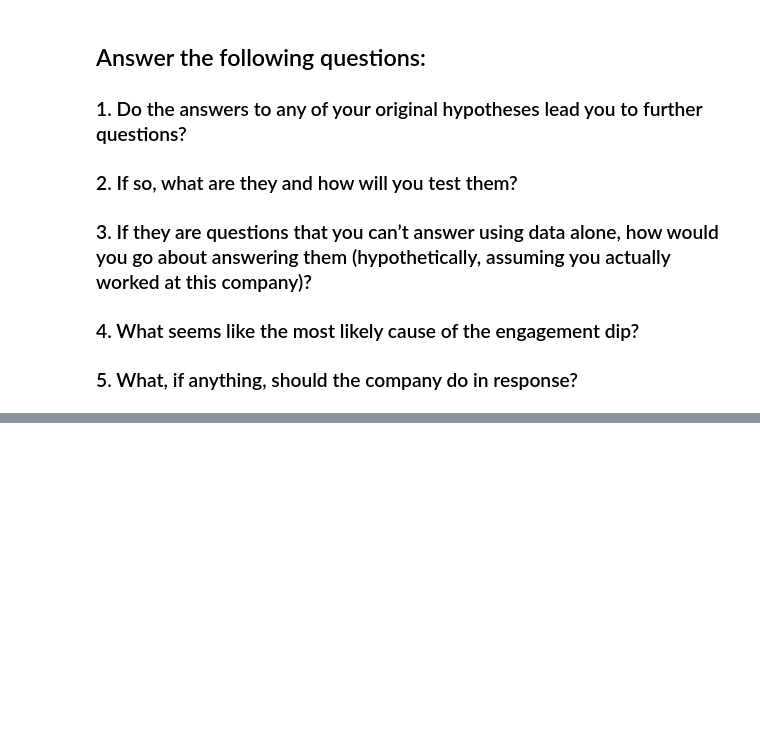
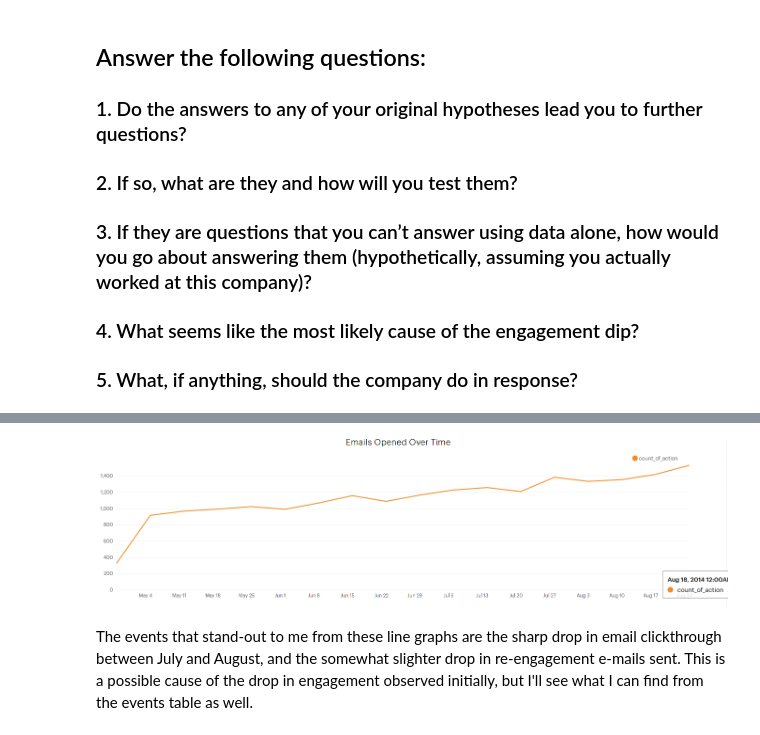
Before and after one commit to MPhillips55/SQL-notes, a Jupyter notebook: Yammer Case Study - SQL.ipynb, the cells around one changed output, grey strips where cells are left out. Cells and saved outputs as stored; diff of their text form; code cells hidden in the pictures; blank space fills up the shorter version.

```diff
--- a/Yammer Case Study - SQL.ipynb
+++ b/Yammer Case Study - SQL.ipynb
@@ -50,0 +134,6 @@ Image("capture7.png")
+# %%
+Image("capture11.png")
+# %% [output]
+[figure, added]
+# %% [markdown]
+The events that stand-out to me from these line graphs are the sharp drop in email clickthrough between July and August, and the somewhat slighter drop in re-engagement e-mails sent. This is a possible cause of the drop in engagement observed initially, but I'll see what I can find from the events table as well.
```
Also changed, not shown: parts of 21 cells of this notebook.
